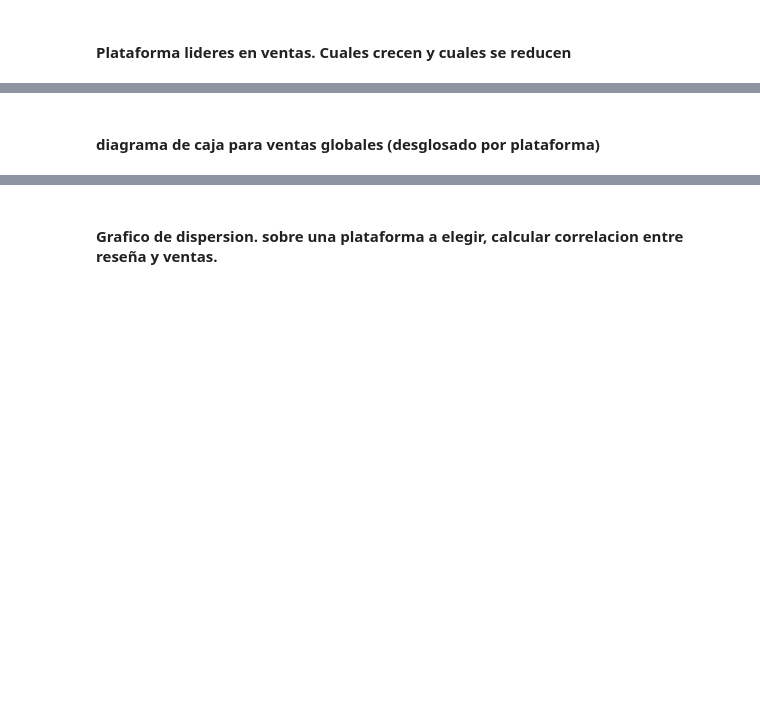
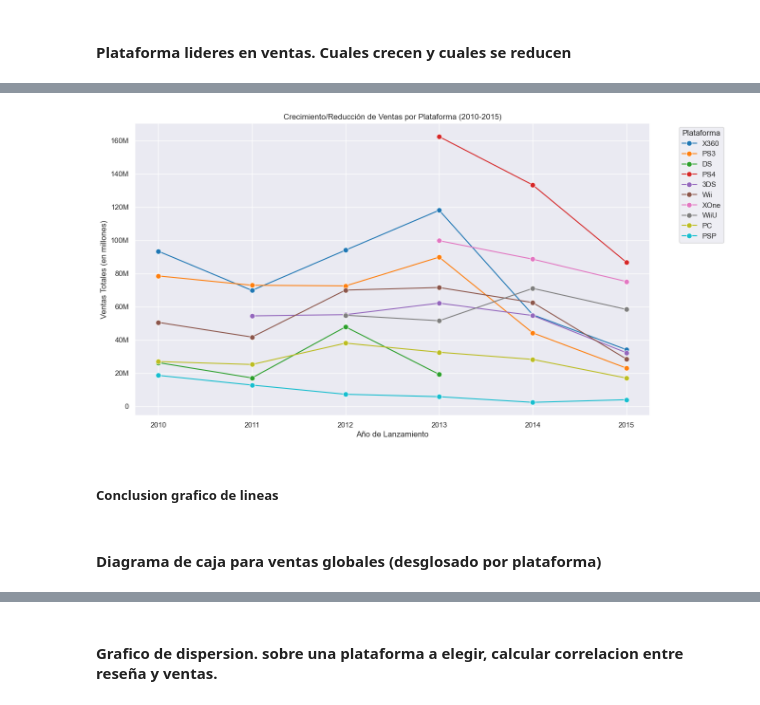
Before and after one commit to ErayFaSol/proyectosDataScience, a Jupyter notebook: proyecto6.ipynb, the cells around one changed output, grey strips where cells are left out. Cells and saved outputs as stored; diff of their text form; code cells hidden in the pictures; blank space fills up the shorter version.

```diff
--- a/proyecto6.ipynb
+++ b/proyecto6.ipynb
@@ -259,2 +342,25 @@ Tras analizar las 5 consolas notamos que despues de su pico mas alto en venta ti
+# %%
+# Analizar cuales plataformas crecen y cuales aumentan.
+
+top_platforms = data_period.groupby('platform')['total_sales'].sum().sort_values(ascending=False).head(10).index
+
+# Filtrar el DataFrame para incluir solo las 10 principales plataformas
+filtered_data = data_period[data_period['platform'].isin(top_platforms)]
+
+plt.figure(figsize=(14, 8))
+palette = sns.color_palette("tab10", n_colors=len(top_platforms))
+lines = sns.lineplot(x='year_of_release', y='total_sales', hue='platform', data=filtered_data,marker= 'o', markersize= 8, errorbar=None ,palette=palette)
+
+plt.title('Crecimiento/Reducción de Ventas por Plataforma (2010-2015)')
+plt.xlabel('Año de Lanzamiento')
+plt.ylabel('Ventas Totales (en millones)')
+plt.yticks([0, 0.2, 0.4, 0.6, 0.8, 1.0, 1.2, 1.4, 1.6], ['0', '20M', '40M', '60M', '80M', '100M', '120M','140M','160M'])
+plt.legend(title='Plataforma', bbox_to_anchor=(1.05, 1), loc='upper left')
+
+plt.show()
+# %% [output]
+[figure, added]
+# %% [markdown]
+##### Conclusion grafico de lineas
 # %% [markdown]
-#### diagrama de caja para ventas globales (desglosado por plataforma)
+#### Diagrama de caja para ventas globales (desglosado por plataforma)
```
Also changed, not shown: parts of 9 cells of this notebook.
